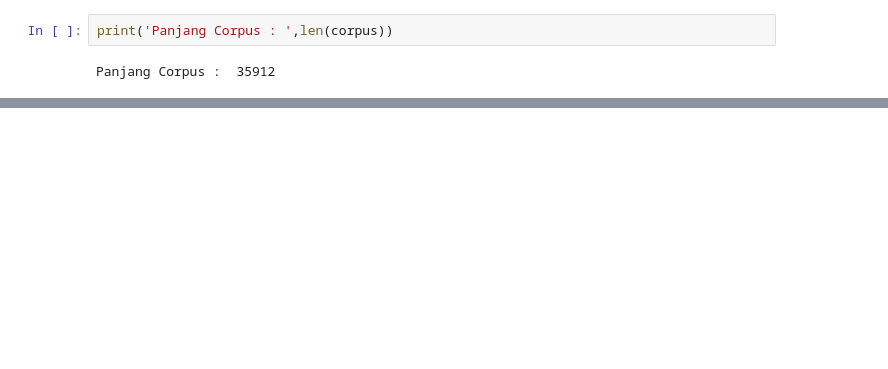
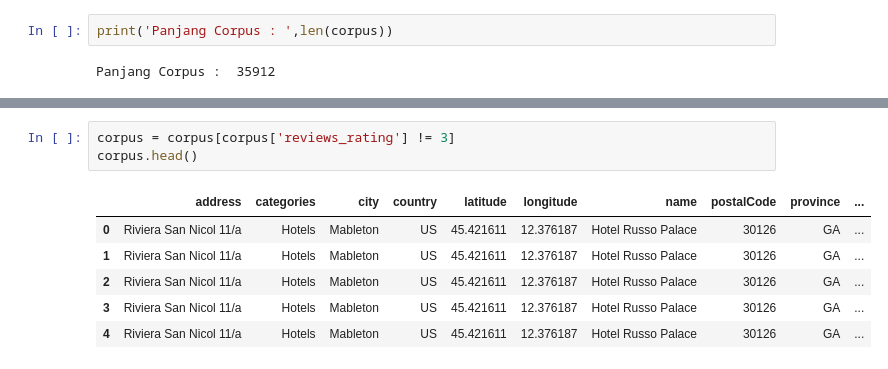
Before and after one commit to kristaLumbantoruan/PBA_Evlogimenos, a Jupyter notebook: NLP Project.ipynb, the cells around one changed output, grey strips where cells are left out. Cells and saved outputs as stored; diff of their text form; blank space fills up the shorter version.

```diff
--- a/NLP Project.ipynb
+++ b/NLP Project.ipynb
@@ -70,0 +165,10 @@ corpus = pd.read_csv("./7282_1.csv", names=['address', 'categories', 'city','cou
+# %%
+corpus = corpus[corpus['reviews_rating'] != 3]
+corpus.head()
+# %% [output]
+|  | address | categories | city | country | latitude | longitude | name | postalCode | province | ... |
+| 0 | Riviera San Nicol 11/a | Hotels | Mableton | US | 45.421611 | 12.376187 | Hotel Russo Palace | 30126 | GA | ... |
+| 1 | Riviera San Nicol 11/a | Hotels | Mableton | US | 45.421611 | 12.376187 | Hotel Russo Palace | 30126 | GA | ... |
+| 2 | Riviera San Nicol 11/a | Hotels | Mableton | US | 45.421611 | 12.376187 | Hotel Russo Palace | 30126 | GA | ... |
+| 3 | Riviera San Nicol 11/a | Hotels | Mableton | US | 45.421611 | 12.376187 | Hotel Russo Palace | 30126 | GA | ... |
+| 4 | Riviera San Nicol 11/a | Hotels | Mableton | US | 45.421611 | 12.376187 | Hotel Russo Palace | 30126 | GA | ... |
```
Also changed, not shown: parts of 20 cells of this notebook.
